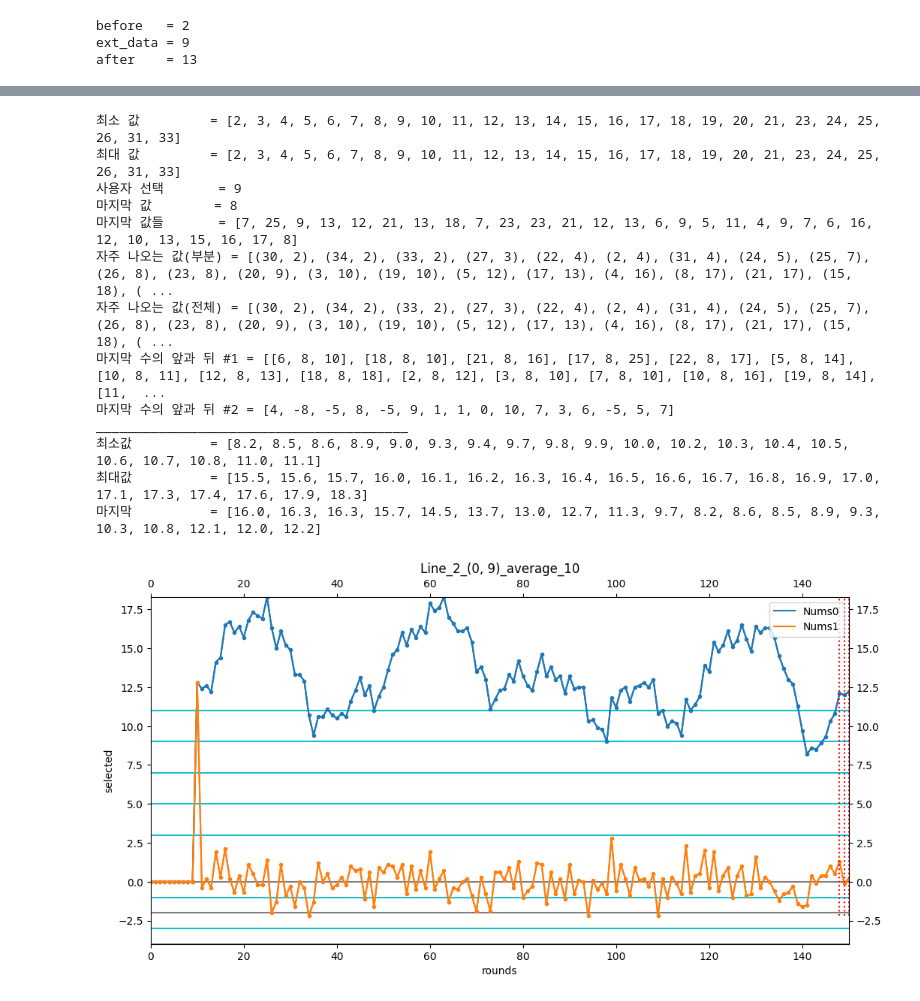
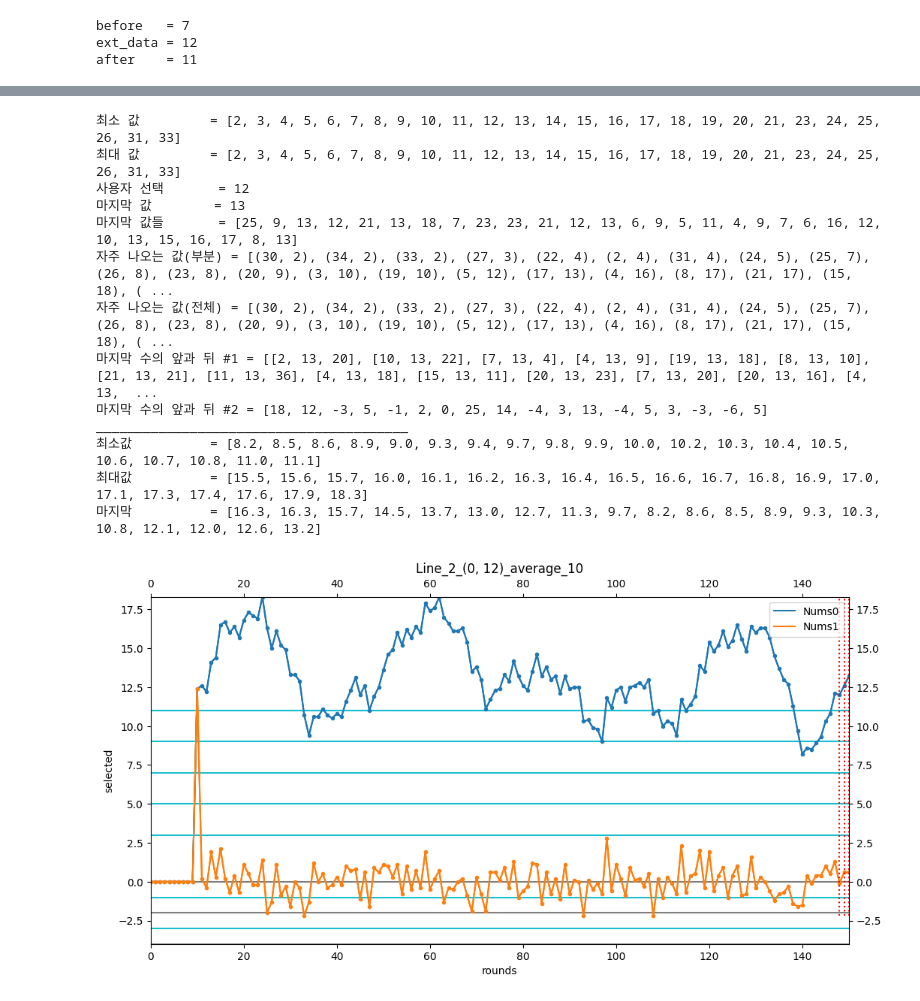
Before and after one commit to swhors/LSTM_Analyze, a Jupyter notebook: foresttrans/memo_0901_1.ipynb, the cells around one changed output, grey strips where cells are left out. Drawn from its saved outputs; the diff is of its cells as text; code cells hidden in the pictures.

```diff
--- a/foresttrans/memo_0901_1.ipynb
+++ b/foresttrans/memo_0901_1.ipynb
@@ -5,8 +5,8 @@
 # %%
 ## Configuration
 
-version="memo_0825_9"
-next_round = 1187
+version="memo_0901_1"
+next_round = 1188
 
 title = "Metrics"
 row_length = 400
@@ -417,10 +416,11 @@ execute this code. [2025-08-29 14:52:35.543388]
 Round = 1
 ############################
 selected = Round - 1
+ext_data = 7
+
 if op_with_re:
     ext_data = candidate[selected]
-else:
-    ext_data = 2
+
 before = 0
 after = candidate[selected+1]
 
@@ -497,10 +497,11 @@ execute this code. [2025-08-29 14:31:26.609122]
 Round = 2
 ############################
 selected = Round - 1
+
+ext_data = 12
+
 if op_with_re:
     ext_data = candidate[selected]
-else:
-    ext_data = 9
 
 before = candidate[selected-1]
 after = candidate[selected+1]
@@ -555,6 +556,6 @@ candidate[selected] = ext_data
 update_candidated(candidated={selected: ext_data}, version=version)
 print(f'execute this code. [{datetime.now()}]')
 # %% [output]
-before   = 2
-ext_data = 9
-after    = 13
+before   = 7
+ext_data = 12
+after    = 11
@@ -562,14 +563,14 @@ after    = 13
 최소 값         = [2, 3, 4, 5, 6, 7, 8, 9, 10, 11, 12, 13, 14, 15, 16, 17, 18, 19, 20, 21, 23, 24, 25, 26, 31, 33]
 최대 값         = [2, 3, 4, 5, 6, 7, 8, 9, 10, 11, 12, 13, 14, 15, 16, 17, 18, 19, 20, 21, 23, 24, 25, 26, 31, 33]
-사용자 선택       = 9
-마지막 값        = 8
-마지막 값들       = [7, 25, 9, 13, 12, 21, 13, 18, 7, 23, 23, 21, 12, 13, 6, 9, 5, 11, 4, 9, 7, 6, 16, 12, 10, 13, 15, 16, 17, 8]
+사용자 선택       = 12
+마지막 값        = 13
+마지막 값들       = [25, 9, 13, 12, 21, 13, 18, 7, 23, 23, 21, 12, 13, 6, 9, 5, 11, 4, 9, 7, 6, 16, 12, 10, 13, 15, 16, 17, 8, 13]
 자주 나오는 값(부분) = [(30, 2), (34, 2), (33, 2), (27, 3), (22, 4), (2, 4), (31, 4), (24, 5), (25, 7), (26, 8), (23, 8), (20, 9), (3, 10), (19, 10), (5, 12), (17, 13), (4, 16), (8, 17), (21, 17), (15, 18), ( ...
 자주 나오는 값(전체) = [(30, 2), (34, 2), (33, 2), (27, 3), (22, 4), (2, 4), (31, 4), (24, 5), (25, 7), (26, 8), (23, 8), (20, 9), (3, 10), (19, 10), (5, 12), (17, 13), (4, 16), (8, 17), (21, 17), (15, 18), ( ...
-마지막 수의 앞과 뒤 #1 = [[6, 8, 10], [18, 8, 10], [21, 8, 16], [17, 8, 25], [22, 8, 17], [5, 8, 14], [10, 8, 11], [12, 8, 13], [18, 8, 18], [2, 8, 12], [3, 8, 10], [7, 8, 10], [10, 8, 16], [19, 8, 14], [11,  ...
-마지막 수의 앞과 뒤 #2 = [4, -8, -5, 8, -5, 9, 1, 1, 0, 10, 7, 3, 6, -5, 5, 7]
+마지막 수의 앞과 뒤 #1 = [[2, 13, 20], [10, 13, 22], [7, 13, 4], [4, 13, 9], [19, 13, 18], [8, 13, 10], [21, 13, 21], [11, 13, 36], [4, 13, 18], [15, 13, 11], [20, 13, 23], [7, 13, 20], [20, 13, 16], [4, 13,  ...
+마지막 수의 앞과 뒤 #2 = [18, 12, -3, 5, -1, 2, 0, 25, 14, -4, 3, 13, -4, 5, 3, -3, -6, 5]
 ________________________________________
 최소값          = [8.2, 8.5, 8.6, 8.9, 9.0, 9.3, 9.4, 9.7, 9.8, 9.9, 10.0, 10.2, 10.3, 10.4, 10.5, 10.6, 10.7, 10.8, 11.0, 11.1]
 최대값          = [15.5, 15.6, 15.7, 16.0, 16.1, 16.2, 16.3, 16.4, 16.5, 16.6, 16.7, 16.8, 16.9, 17.0, 17.1, 17.3, 17.4, 17.6, 17.9, 18.3]
-마지막          = [16.0, 16.3, 16.3, 15.7, 14.5, 13.7, 13.0, 12.7, 11.3, 9.7, 8.2, 8.6, 8.5, 8.9, 9.3, 10.3, 10.8, 12.1, 12.0, 12.2]
+마지막          = [16.3, 16.3, 15.7, 14.5, 13.7, 13.0, 12.7, 11.3, 9.7, 8.2, 8.6, 8.5, 8.9, 9.3, 10.3, 10.8, 12.1, 12.0, 12.6, 13.2]
-[figure, old version]
+[figure, new version]
```
Also changed, not shown: parts of 20 cells of this notebook, 3 other files.
